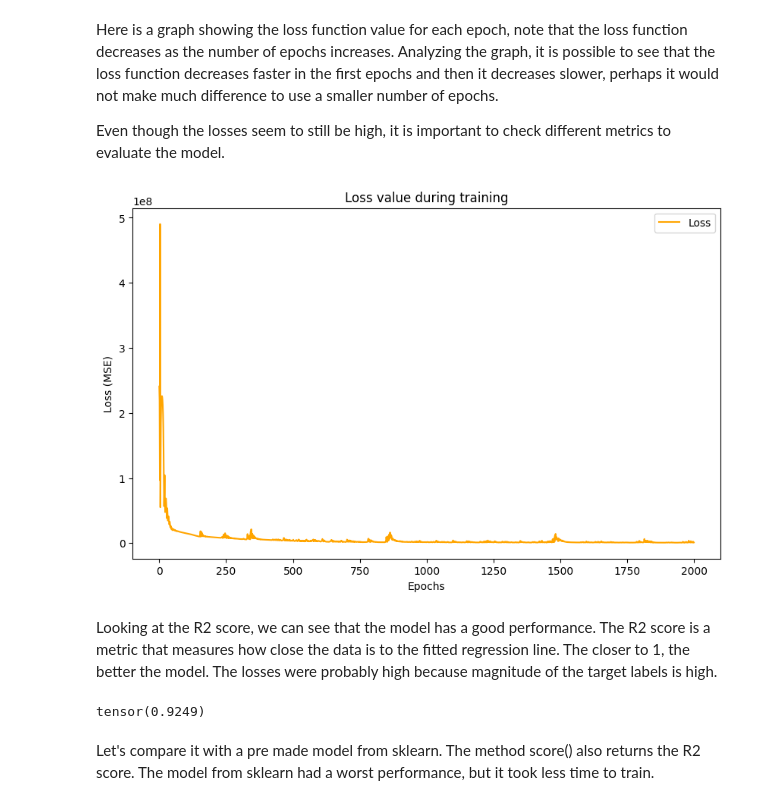
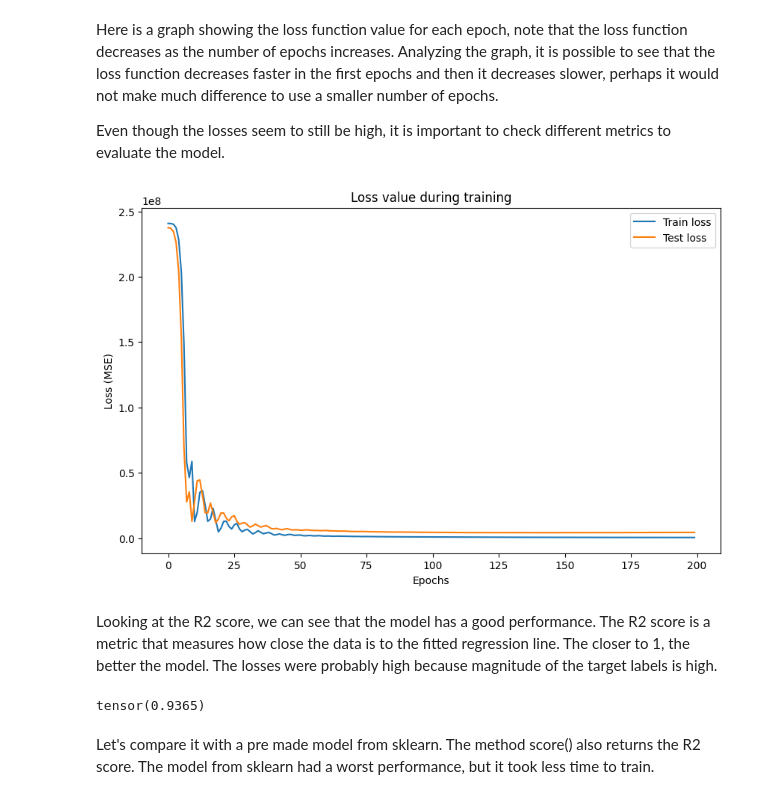
Before and after one commit to V1ct0rC/Car-Price-Predictor, a Jupyter notebook: carprice.ipynb, the cells around one changed output. Drawn from its saved outputs; the diff is of its cells as text; code cells hidden in the pictures.

Commit message:
Decided to scale data and improve training graphs

```diff
--- a/carprice.ipynb
+++ b/carprice.ipynb
@@ -204,0 +208,6 @@ X.shape, y.shape
+# %%
+scaler = StandardScaler()
+X_scaled = scaler.fit_transform(X)
+X_scaled = pd.DataFrame(X_scaled, columns=X.columns)
+
+X_scaled.sample(3)
@@ -205,7 +220,7 @@ X.shape, y.shape
 # %% [markdown]
 Splitting the dataset into training and test sets:
 # %%
-X_train, X_test, y_train, y_test = train_test_split(X, y, test_size=0.3, random_state=42)
+X_train, X_test, y_train, y_test = train_test_split(X_scaled, y, test_size=0.3, random_state=42)
 
 X_train.shape, X_test.shape, y_train.shape, y_test.shape
 # %% [output]
@@ -289,19 +300,19 @@ OrderedDict([('layer1.weight',
 # %% [markdown]
 To train the model, we need to define the loss function and the optimizer. The loss function used is the Mean Squared Error (MSE). The optimizer used is the Adaptive Moment Estimation (Adam). The learning rate is set to 0.01.
 # %%
-max_epochs = 2000
-
+max_epochs = 200
 lr = 0.01
 loss_fn = nn.MSELoss()
 optimizer = torch.optim.Adam(params=model_0.parameters(), lr=lr)
 
-loss_list = []
+train_loss_list = []
+test_loss_list = []
 for epoch in range(1, max_epochs+1):
     model_0.train()
     y_pred = model_0(X_train)
 
     loss = loss_fn(y_pred, y_train)
-    loss_list.append(loss.item())
+    train_loss_list.append(loss.item())
 
     optimizer.zero_grad()
     loss.backward()
@@ -309,9 +320,10 @@ for epoch in range(1, max_epochs+1):
 
     model_0.eval()
     with torch.inference_mode():
-        test_pred = model_0(X_test)
-        test_loss = loss_fn(test_pred, y_test)
+        y_pred_test = model_0(X_test)
+        test_loss = loss_fn(y_pred_test, y_test)
+        test_loss_list.append(test_loss.item())
 
-    if epoch % 100 == 0:
+    if epoch % 10 == 0:
         print(f"Epoch: {epoch} | Train loss: {loss.item()} | Test loss: {test_loss.item()}")
 # %% [output]
@@ -341,15 +353,17 @@ Here is a graph showing the loss function value for each epoch, note that the lo
 Even though the losses seem to still be high, it is important to check different metrics to evaluate the model.
 # %%
 fig, ax = plt.subplots(figsize=(10,6))
-ax.plot(range(max_epochs), loss_list, c='orange', label='Loss')
+
+ax.plot(train_loss_list, label='Train loss')
+ax.plot(test_loss_list, label='Test loss')
 ax.set_title("Loss value during training")
 ax.set_xlabel('Epochs')
 ax.set_ylabel('Loss (MSE)')
+ax.legend()
 
-ax.legend()
 plt.show()
 # %% [output]
-[figure, old version]
+[figure, new version]
 # %% [markdown]
 Looking at the R2 score, we can see that the model has a good performance. The R2 score is a metric that measures how close the data is to the fitted regression line. The closer to 1, the better the model. The losses were probably high because magnitude of the target labels is high.
 # %%
@@ -359,7 +373,7 @@ metric = R2Score()
 metric.update(test_pred, y_test)
 metric.compute()
 # %% [output]
-tensor(0.9249)
+tensor(0.9365)
 # %% [markdown]
 Let's compare it with a pre made model from sklearn. The method score() also returns the R2 score. The model from sklearn had a worst performance, but it took less time to train.
 # %%
```
Also changed, not shown: parts of 9 cells of this notebook.
